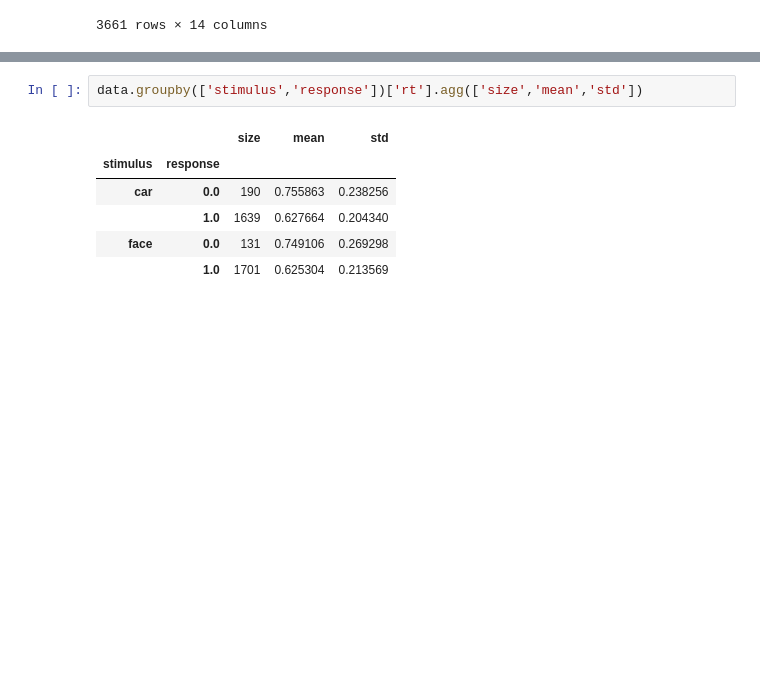
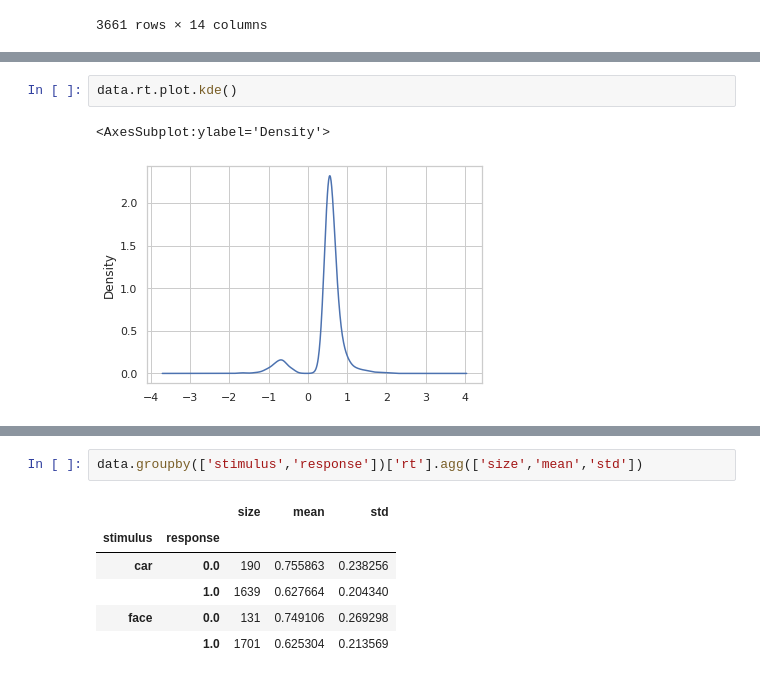
Before and after one commit to Yikang1020/Central-parietal-positive, a Jupyter notebook: 2_Study/2_4_Analysis/2_4_2_Scripts/Check_data.ipynb, the cells around one changed output, grey strips where cells are left out. Cells and saved outputs as stored; diff of their text form; blank space fills up the shorter version.

```diff
--- a/2_Study/2_4_Analysis/2_4_2_Scripts/Check_data.ipynb
+++ b/2_Study/2_4_Analysis/2_4_2_Scripts/Check_data.ipynb
@@ -61,0 +72,5 @@ data
+# %%
+data.rt.plot.kde()
+# %% [output]
+<AxesSubplot:ylabel='Density'>
+[figure, added]
```
Also changed, not shown: parts of 10 cells of this notebook.
